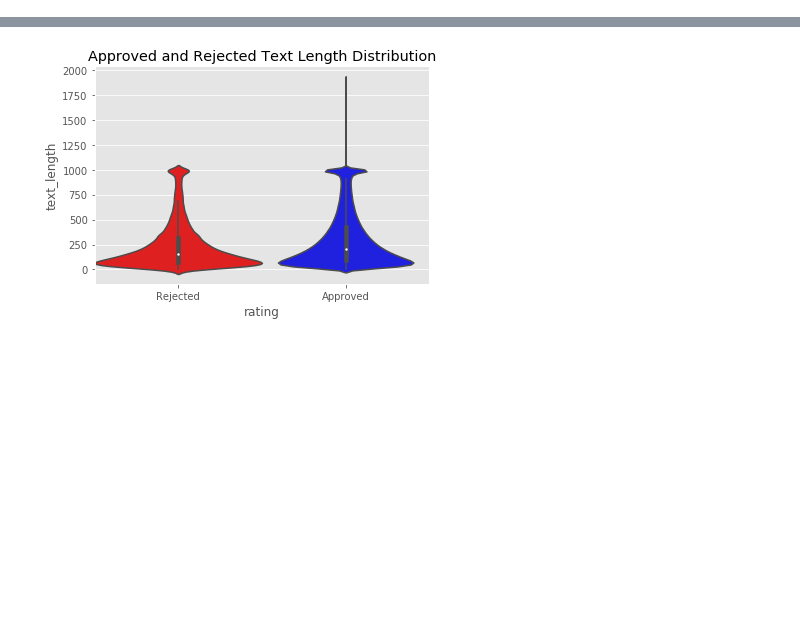
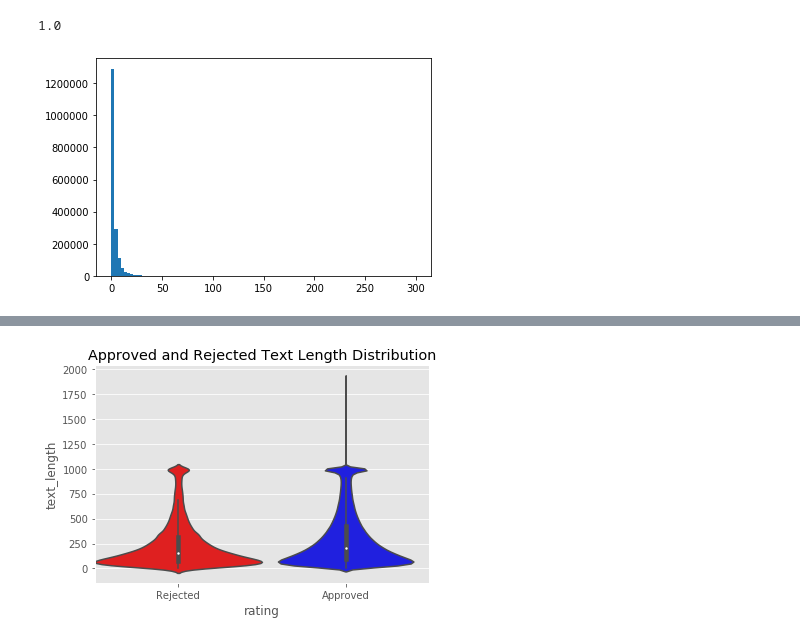
Before and after one commit to hberginc/Capstone2_temp_name, a Jupyter notebook: notebooks/EDA.ipynb, the cells around one changed output, grey strips where cells are left out. Cells and saved outputs as stored; diff of their text form; code cells hidden in the pictures; blank space fills up the shorter version.

```diff
--- a/notebooks/EDA.ipynb
+++ b/notebooks/EDA.ipynb
@@ -265,0 +15,20 @@ sample_df.likes.max()
+# %%
+
+# df1 = pd.read_json('bucket1.json', lines = True)
+# df2 = pd.read_json('bucket2.json', lines = True)
+# df3 = pd.read_json('bucket3.json', lines = True)
+# df4 = pd.read_json('bucket4.json', lines = True)
+# df5 = pd.read_json('bucket5.json', lines = True)
+# frames = [df1a, df2a, df3a]
+# result = pd.concat(frames)
+# f = df1.copy()
+# s = df2.copy()
+# t = df3.copy()
+# fo = df4.copy()
+# fi = df5.copy()
+# cols = [f,s,t,fo,fi]
+# comments_df = pd.concat(cols)
+
+# comments_df.to_csv('../fulldata.csv')
+
+data = pd.read_csv('/home/heather/galvanize/Capstone2/fulldata.csv')
@@ -265,0 +91,10 @@ sample_df.likes.max()
+# %%
+# tot2 = ordered.groupby('created').count()
+#for each day...comments got lots of the likes that were available...daily popularity...ratio of likes available
+np.median(df.likes)
+# %% [output]
+1.0
+# %%
+plt.hist(df.likes, bins = 100);
+# %% [output]
+[figure, added]
```
Also changed, not shown: parts of 85 cells of this notebook, 8 other files.
